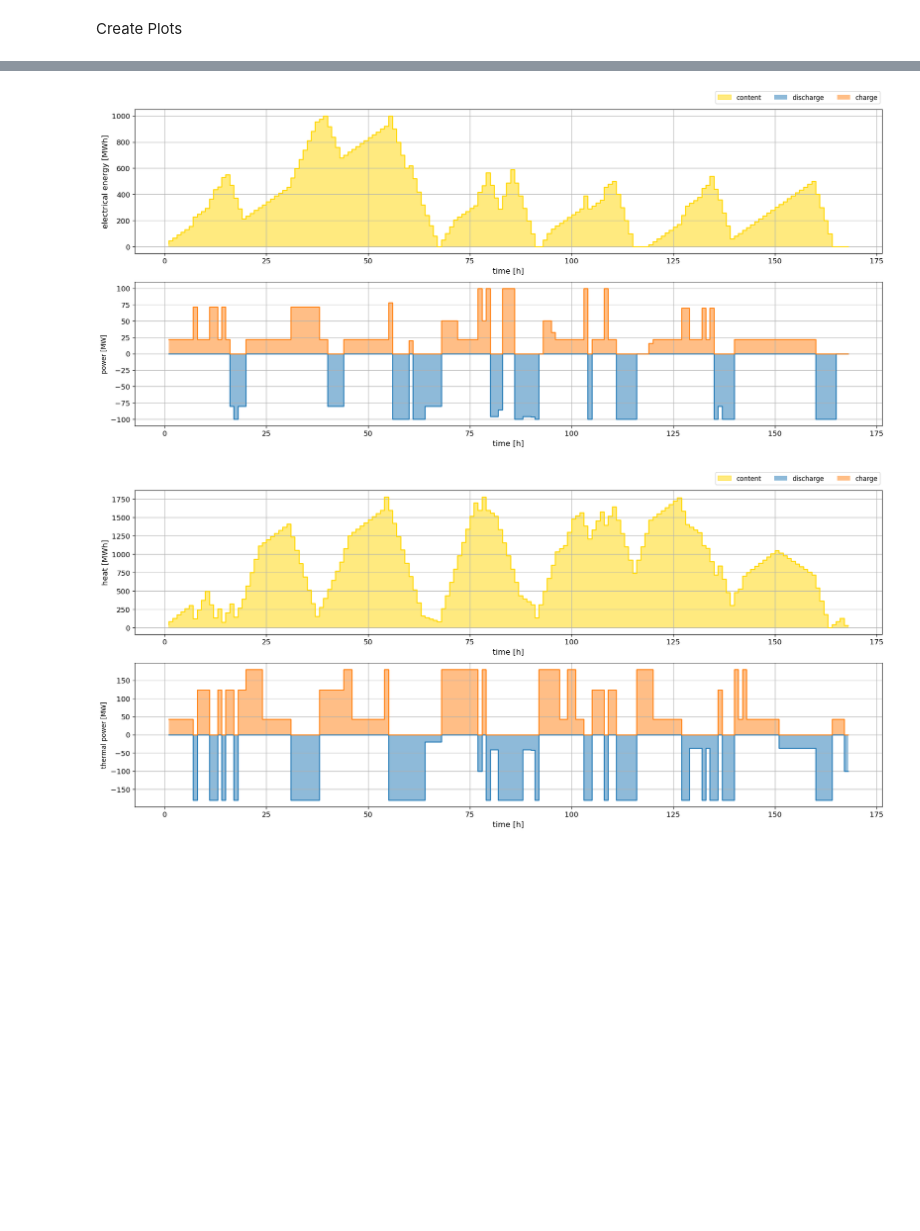
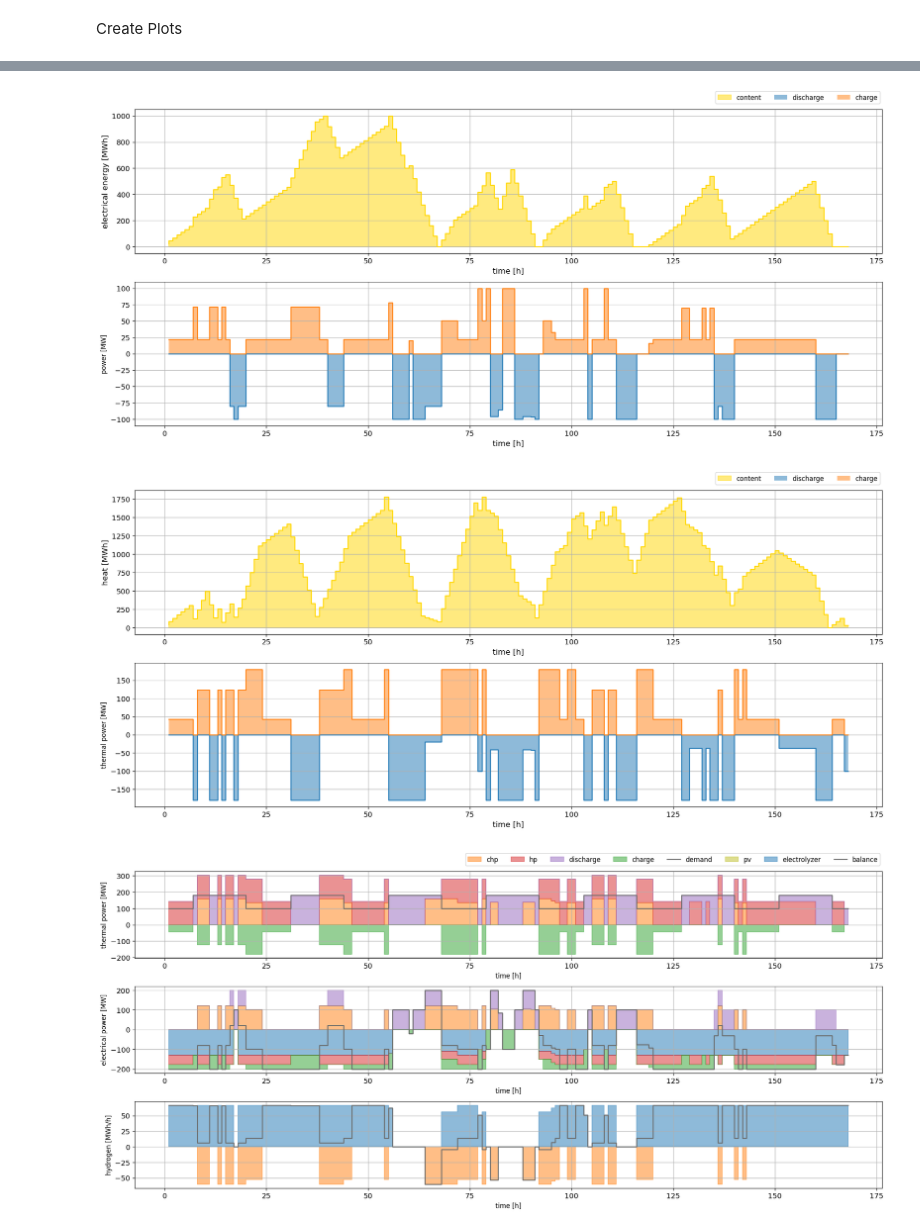
Before and after one commit to HTWK-Interconnected-Energy-Systems/BURN4H2, a Jupyter notebook: postprocessing/postprocessing.ipynb, the cells around one changed output, grey strips where cells are left out. Cells and saved outputs as stored; diff of their text form; code cells hidden in the pictures; blank space fills up the shorter version.

```diff
--- a/postprocessing/postprocessing.ipynb
+++ b/postprocessing/postprocessing.ipynb
@@ -225,6 +347,8 @@ def plot_battery_storage():
 # %%
 plot_battery_storage()
 plot_heat_storage()
+plot_energy_balance()
 # %% [output]
 [figure]
 [figure]
+[figure, added]
```
Also changed, not shown: parts of 7 cells of this notebook.
